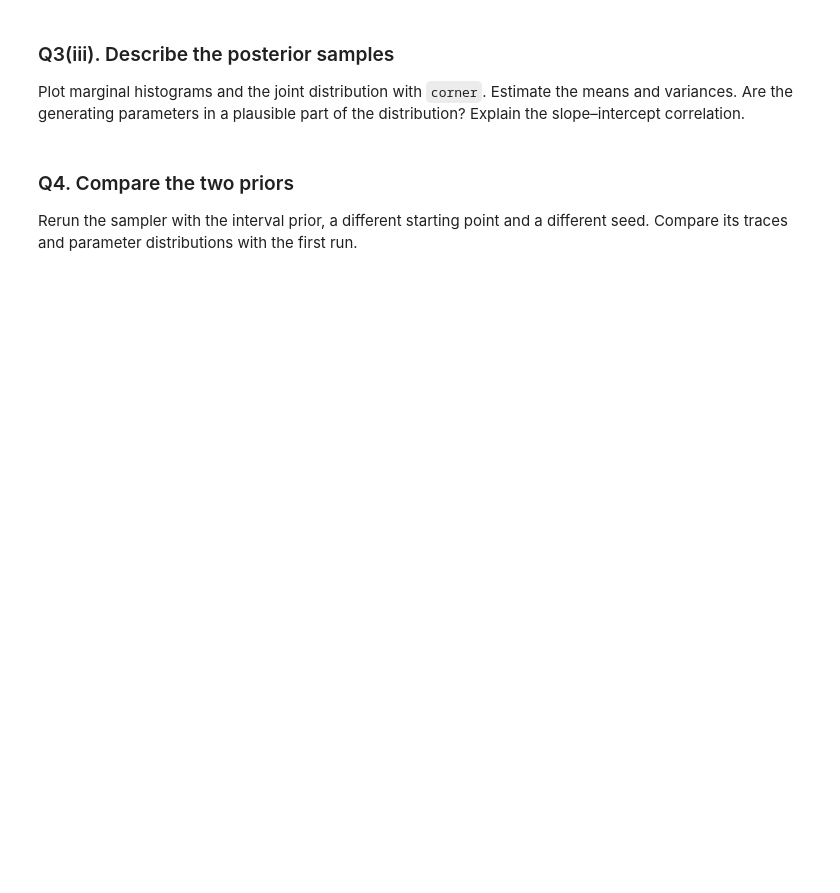
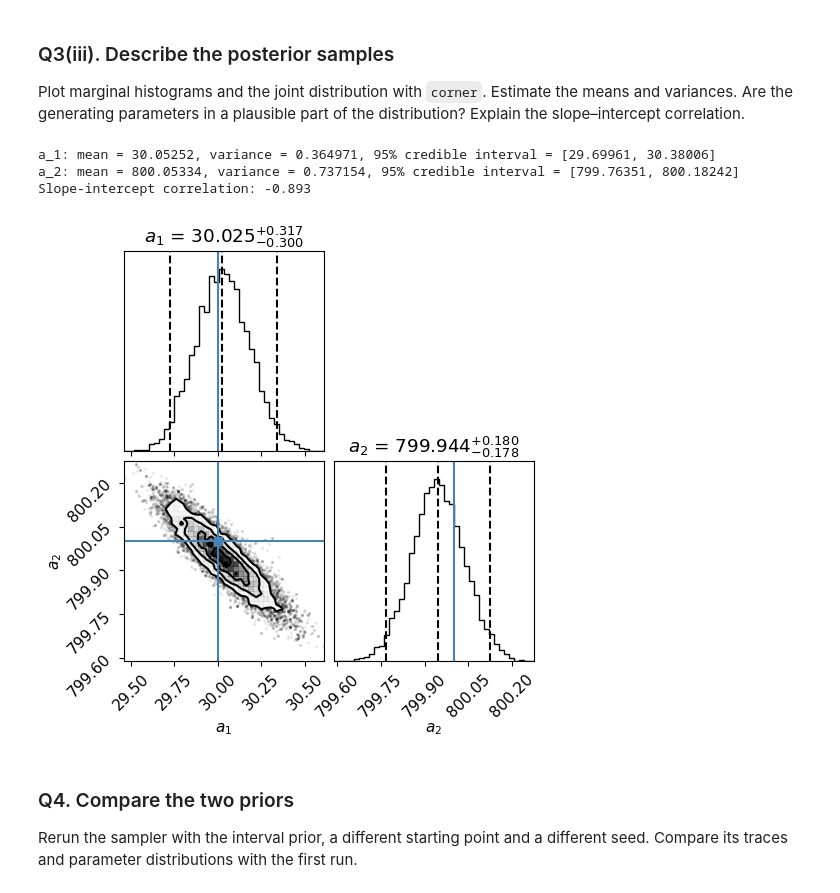
Before and after one commit to Marshhall/Black_Hole_Whispers, a Jupyter notebook: main.ipynb, the cells around one changed output. Cells and saved outputs as stored; diff of their text form; code cells hidden in the pictures; blank space fills up the shorter version.

```diff
--- a/main.ipynb
+++ b/main.ipynb
@@ -364,6 +473,37 @@ Plot the log-probability as a function of Monte-Carlo Step. Compare to the log-l
 ### Q3(iii). Describe the posterior samples
 
 Plot marginal histograms and the joint distribution with `corner`. Estimate the means and variances. Are the generating parameters in a plausible part of the distribution? Explain the slope–intercept correlation.
+# %%
+means = np.mean(chain, axis=0)
+variances = np.var(chain, axis=0)
+intervals = np.quantile(chain, [0.025, 0.975], axis=0)
+correlation = np.corrcoef(samples.T)[0, 1]
+
+for j, name in enumerate(["a_1", "a_2"]):
+    print(
+        f"{name}: mean = {means[j]:.5f}, "
+        f"variance = {variances[j]:.6f}, "
+        f"95% credible interval = "
+        f"[{intervals[0, j]:.5f}, {intervals[1, j]:.5f}]"
+    )
+
+print(f"Slope-intercept correlation: {correlation:.3f}")
+
+fig = corner.corner(
+    samples,
+    labels=[r"$a_1$", r"$a_2$"],
+    truths=[30, 800],
+    bins=40,
+    quantiles=[0.025, 0.5, 0.975],
+    show_titles=True,
+    title_fmt=".3f"
+)
+plt.show()
+# %% [output]
+a_1: mean = 30.05252, variance = 0.364971, 95% credible interval = [29.69961, 30.38006]
+a_2: mean = 800.05334, variance = 0.737154, 95% credible interval = [799.76351, 800.18242]
+Slope-intercept correlation: -0.893
+[figure, added]
 # %% [markdown]
 ### Q4. Compare the two priors
 
```
Also changed, not shown: parts of 8 cells of this notebook, 1 other file.
